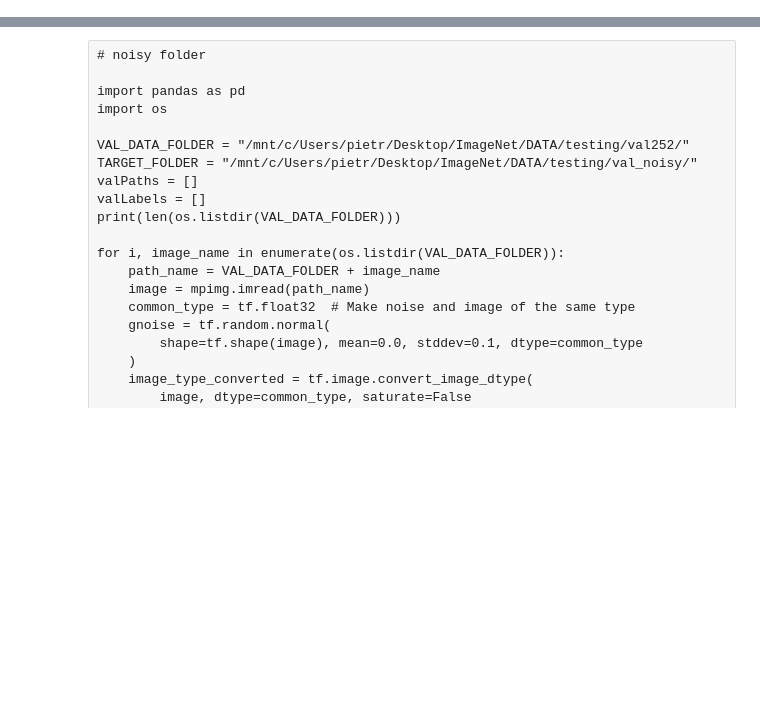
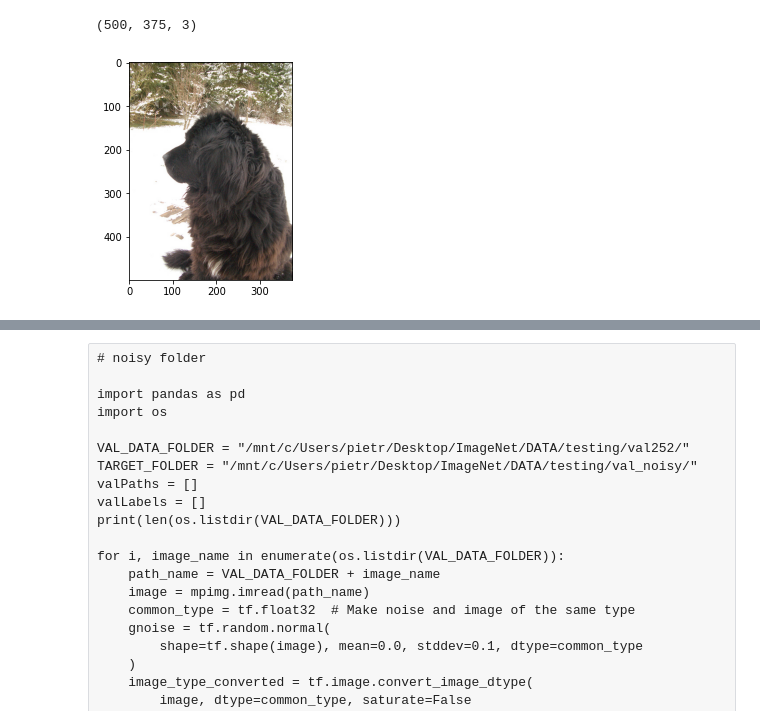
Before and after one commit to piegarroni/domain-specialized-resnets, a Jupyter notebook: notebooks/augmentation_testset.ipynb, the cells around one changed output, grey strips where cells are left out. Saved outputs shown, nothing was run; the diff lists cells and outputs as text; code cells hidden in the pictures; blank space fills up the shorter version.

```diff
--- a/notebooks/augmentation_testset.ipynb
+++ b/notebooks/augmentation_testset.ipynb
@@ -14,14 +14,17 @@ import numpy as np
 # %%
 # visualize random image
 
 image_name = (
-    "/mnt/c/Users/pietr/Desktop/ImageNet/DATA/testing/val252/ILSVRC2012_val_00000001.JPEG"
+    "/mnt/c/Users/pietr/Desktop/ImageNet/DATA/testing/val252_1/ILSVRC2012_val_00000045.JPEG"
 )
 
 image = mpimg.imread(image_name)
 imgplot = plt.imshow(image)
 
 print(image.shape)
+# %% [output]
+(500, 375, 3)
+[figure, added]
 # %%
 # Side by side visualization
 
```
Also changed, not shown: parts of 10 cells of this notebook, 13 other files.
